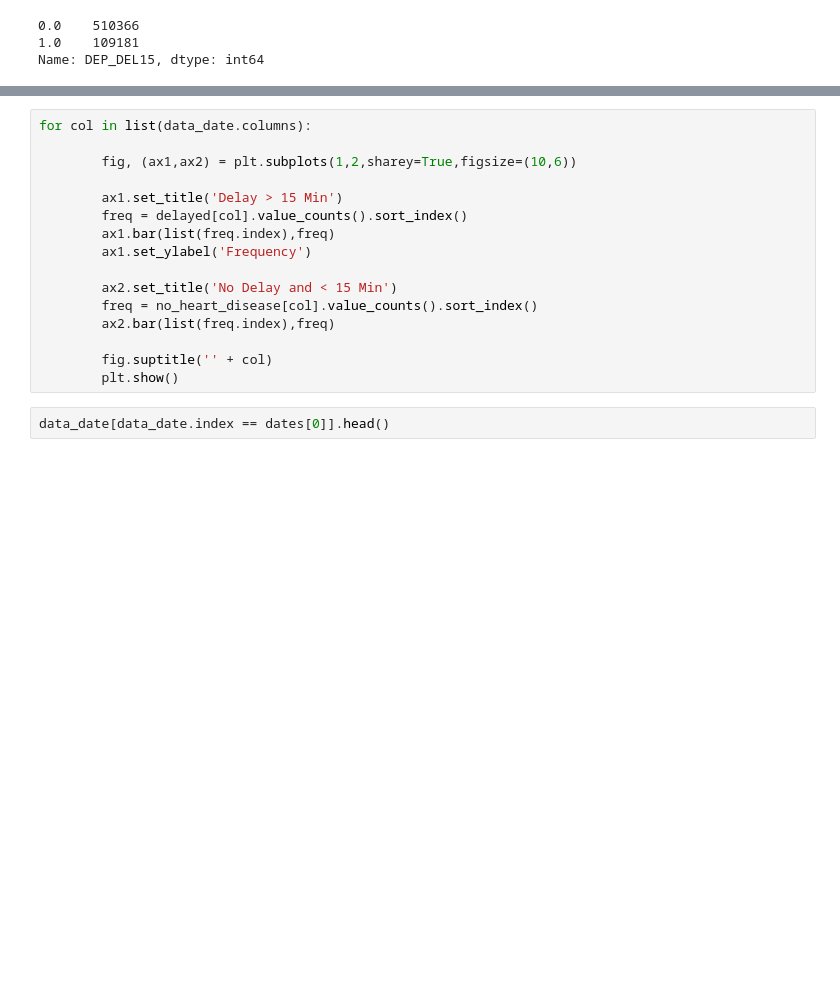
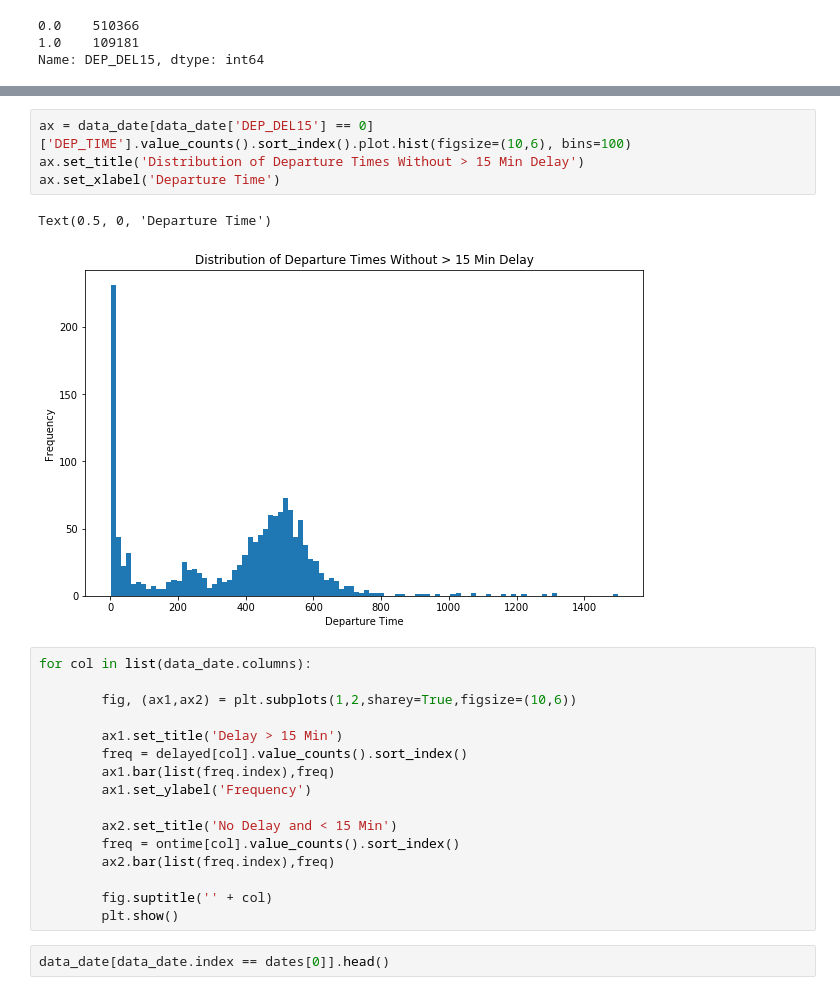
Before and after one commit to mattkeeran/GTRI_ICL_Datasets, a Jupyter notebook: Ontime Flight Data for January.ipynb, the cells around one changed output, grey strips where cells are left out. Drawn from its saved outputs; the diff is of its cells as text; blank space fills up the shorter version.

```diff
--- a/Ontime Flight Data for January.ipynb
+++ b/Ontime Flight Data for January.ipynb
@@ -463,3 +497,10 @@ Name: DEP_DEL15, dtype: int64
+# %%
+ax = data_date[data_date['DEP_DEL15'] == 0]['DEP_TIME'].value_counts().sort_index().plot.hist(figsize=(10,6), bins=100)
+ax.set_title('Distribution of Departure Times Without > 15 Min Delay')
+ax.set_xlabel('Departure Time')
+# %% [output]
+Text(0.5, 0, 'Departure Time')
+[figure, added]
 # %%
 for col in list(data_date.columns):
 
@@ -471,7 +512,7 @@ for col in list(data_date.columns):
         ax1.set_ylabel('Frequency')
 
         ax2.set_title('No Delay and < 15 Min')
-        freq = no_heart_disease[col].value_counts().sort_index()
+        freq = ontime[col].value_counts().sort_index()
         ax2.bar(list(freq.index),freq)
 
         fig.suptitle('' + col)
```
Also changed, not shown: parts of 82 cells of this notebook.
